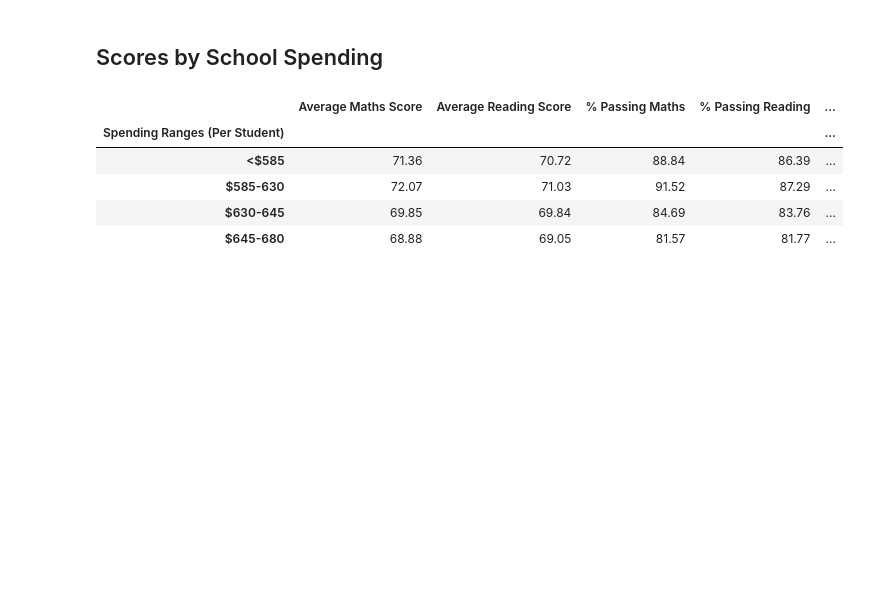
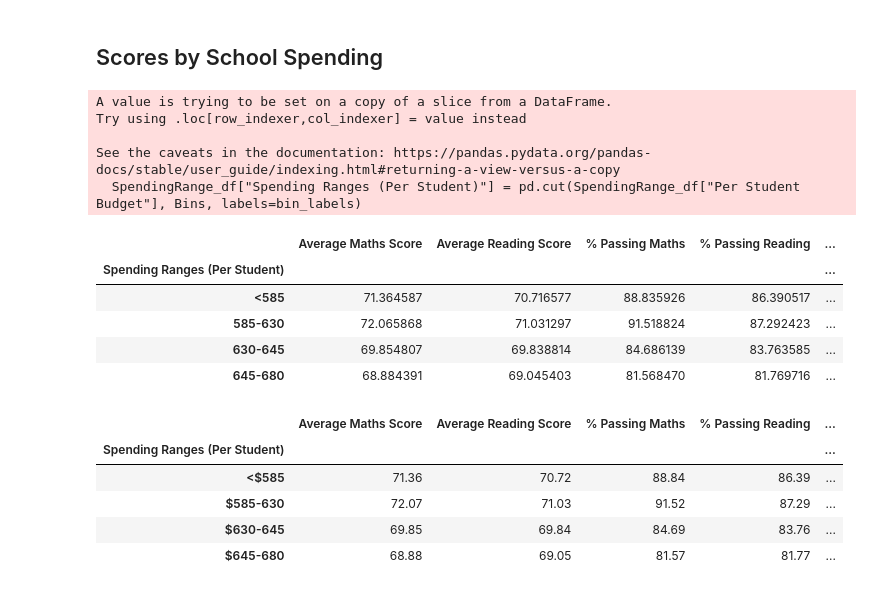
Before and after one commit to ACMayer/Pandas-Challenge, a Jupyter notebook: PyCitySchools/PyCitySchools_starter.ipynb, the cells around one changed output. Saved outputs shown, nothing was run; the diff lists cells and outputs as text; code cells hidden in the pictures; blank space fills up the shorter version.

Commit message:
All but the rounding of Spending Range Per Student

```diff
--- a/PyCitySchools/PyCitySchools_starter.ipynb
+++ b/PyCitySchools/PyCitySchools_starter.ipynb
@@ -323,6 +323,44 @@ yearlyreading_df
   * % Passing Maths
   * % Passing Reading
   * Overall Passing Rate (Average of the above two)
+# %%
+#Create Dataframe to be edited without the $ signs included for budgets.
+biner_df=pd.DataFrame({"School Type": School_types,
+                         "Total Students": School_sizes,
+                         "Total School Budget": School_budget,
+                         "Per Student Budget": School_perbudget,
+                         "Average Maths Score": math_mean,
+                         "Average Reading Score": reading_mean,
+                         "% Passing Maths": PPassingMaths,
+                     "% Passing Reading": PPassingRead,
+                         "% Overall Passing": PPassingAll})
+#Create a new Dataframe containing only relevant infomation.
+SpendingRange_df = biner_df[["Per Student Budget","Average Maths Score","Average Reading Score","% Passing Maths"
+                        ,"% Passing Reading","% Overall Passing"]]
+# Create bins in which to place values based upon Spending Per Student
+Bins = [0, 585, 630, 645, 680]
+# Create labels for these bins
+bin_labels = ["<585", "585-630", "630-645","645-680"]
+#Insert new column
+SpendingRange_df["Spending Ranges (Per Student)"] = pd.cut(SpendingRange_df["Per Student Budget"], Bins, labels=bin_labels)
+SpendingRangegroup=SpendingRange_df.groupby("Spending Ranges (Per Student)")
+#Create Dataframe with relevant infomation grouped by Spending Ranges
+SpendingRangegroup_df=pd.DataFrame(
+    SpendingRangegroup[["Average Maths Score", "Average Reading Score", "% Passing Maths"
+                 , "% Passing Reading", "% Overall Passing"]].mean())
+SpendingRangegroup_df.head()
+# %% [output]
+A value is trying to be set on a copy of a slice from a DataFrame.
+Try using .loc[row_indexer,col_indexer] = value instead
+
+See the caveats in the documentation: https://pandas.pydata.org/pandas-docs/stable/user_guide/indexing.html#returning-a-view-versus-a-copy
+  SpendingRange_df["Spending Ranges (Per Student)"] = pd.cut(SpendingRange_df["Per Student Budget"], Bins, labels=bin_labels)
+|  | Average Maths Score | Average Reading Score | % Passing Maths | % Passing Reading | ... |
+| Spending Ranges (Per Student) |  |  |  |  | ... |
+| <585 | 71.364587 | 70.716577 | 88.835926 | 86.390517 | ... |
+| 585-630 | 72.065868 | 71.031297 | 91.518824 | 87.292423 | ... |
+| 630-645 | 69.854807 | 69.838814 | 84.686139 | 83.763585 | ... |
+| 645-680 | 68.884391 | 69.045403 | 81.568470 | 81.769716 | ... |
 # %%
 # %% [output]
 |  | Average Maths Score | Average Reading Score | % Passing Maths | % Passing Reading | ... |
```
Also changed, not shown: parts of 5 cells of this notebook.
